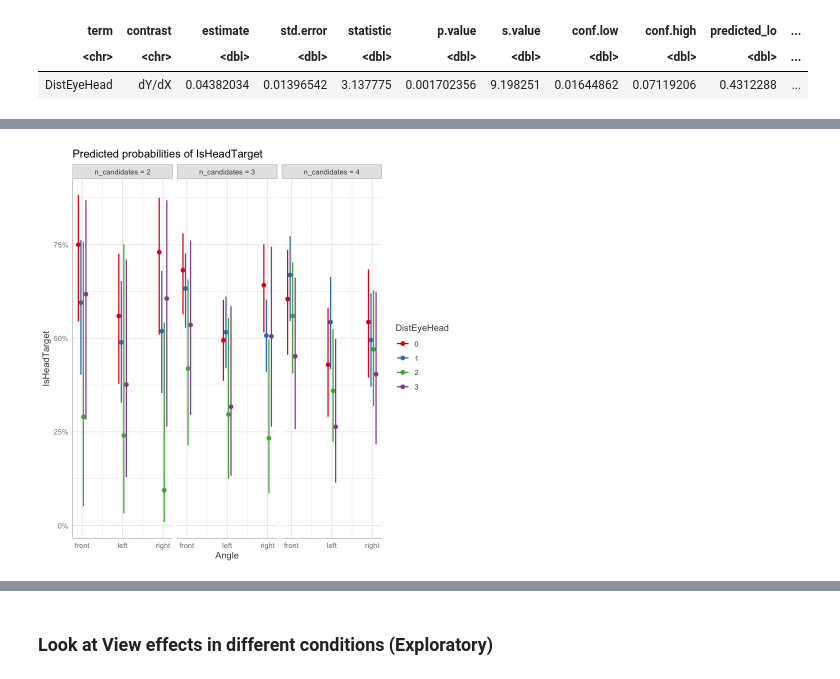
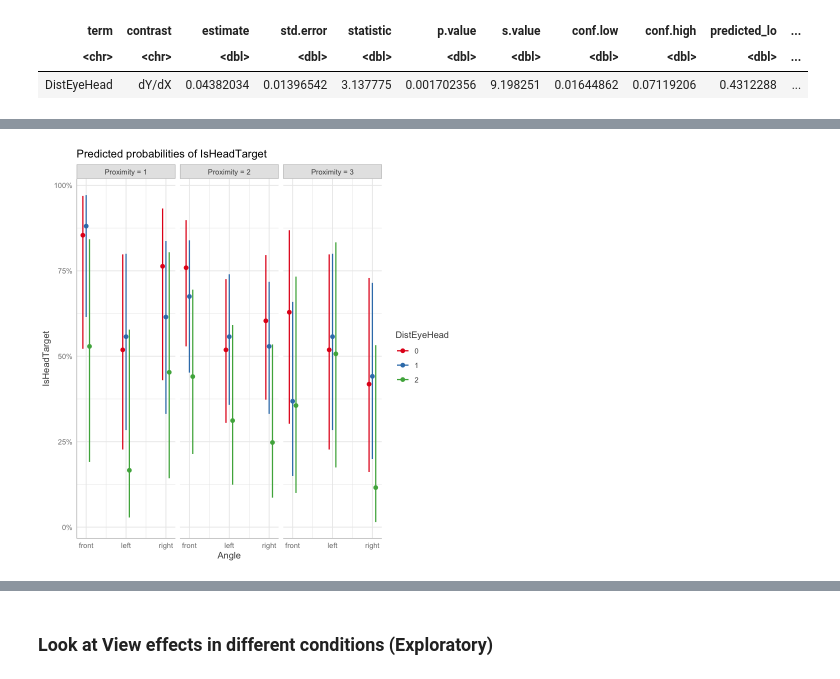
Before and after one commit to grow-ai-like-a-child/referential-gaze, a Jupyter notebook: moondream.ipynb, the cells around one changed output, grey strips where cells are left out. Drawn from its saved outputs; the diff is of its cells as text; code cells hidden in the pictures.

```diff
--- a/moondream.ipynb
+++ b/moondream.ipynb
@@ -546,4 +542,2 @@ Take results in the Congruent and Incongruent Conditions. Fit “IsHeadTarget ~
 # %%
-m_hfreq_c <- glmer(as.factor(IsHeadTarget) ~ scale(Proximity, scale=FALSE) * Angle * scale(n_candidates, scale = FALSE) * as.factor(DistEyeHead) + offset(offset_accuracy) + (1 | Candidates), data = df_unnatural, family = binomial, control = strict_control)
-m_hfreq <- glmer(as.factor(IsHeadTarget) ~ scale(Proximity, scale=FALSE) + Angle + scale(n_candidates, scale = FALSE) + as.factor(DistEyeHead) + offset(offset_accuracy) + (1 | Candidates), data = df_unnatural, family = binomial, control = strict_control)
-anova(m_hfreq_c, m_hfreq)
+m_3obj <- glmer(as.factor(IsHeadTarget) ~ scale(Proximity, scale=FALSE) * Angle * as.factor(DistEyeHead) + offset(offset_accuracy) + (1 | Candidates), data = df_unnatural[df_unnatural$n_candidates == 3, ], family = binomial, control = strict_control)
@@ -598,7 +629,7 @@ ggplot(preds, aes(x = DistEyeHead, y = estimate, fill = DistEyeHead)) +
 # %%
 plot(ggpredict(
-  m_hfreq_c,
-  terms = c("Angle [all]", "DistEyeHead [all]", "n_candidates [all]") # "Proximity [all]",
+  m_3obj,
+  terms = c("Angle [all]", "DistEyeHead [all]", "Proximity [all]")
 ))
 # %% [output]
-[figure, old version]
+[figure, new version]
```
Also changed, not shown: parts of 10 cells of this notebook, 1 other file.
